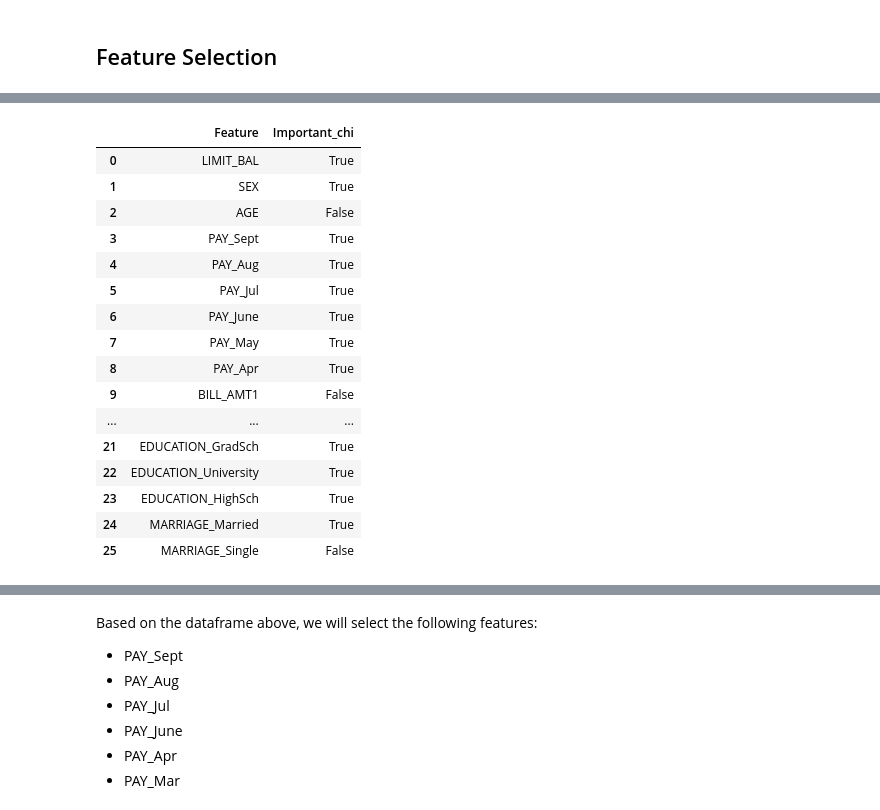
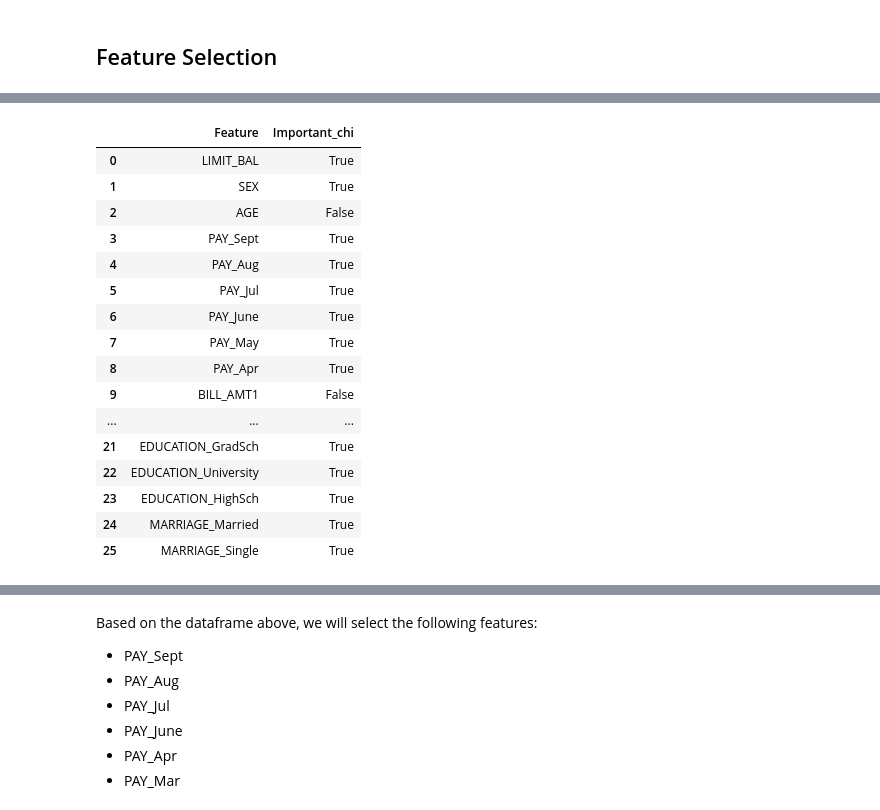
Before and after one commit to elvern18/Credit-Card-Default, a Jupyter notebook: BT2103 Project.ipynb, the cells around one changed output, grey strips where cells are left out. Cells and saved outputs as stored; diff of their text form; code cells hidden in the pictures.

```diff
--- a/BT2103 Project.ipynb
+++ b/BT2103 Project.ipynb
@@ -601,30 +603,30 @@ plt.show()
 # %%
 ## Chi2 Test for Feature Selection
-selector = SelectKBest(chi2, k=12) ## what value of k should we use?
+selector = SelectKBest(chi2, k=13) ## we set k to 13 as we currently have 26 features and want to reduce it by half.
 X_train_chi2 = selector.fit_transform(X, y)
 chi2_selected = selector.get_support()
 importance_df_chi = pd.DataFrame()
 importance_df_chi['Feature'] = X.columns
 importance_df_chi['Important_chi'] = chi2_selected
 importance_df_chi
 # %% [output]
 |  | Feature | Important_chi |
 | 0 | LIMIT_BAL | True |
 | 1 | SEX | True |
 | 2 | AGE | False |
 | 3 | PAY_Sept | True |
 | 4 | PAY_Aug | True |
 | 5 | PAY_Jul | True |
 | 6 | PAY_June | True |
 | 7 | PAY_May | True |
 | 8 | PAY_Apr | True |
 | 9 | BILL_AMT1 | False |
 | ... | ... | ... |
 | 21 | EDUCATION_GradSch | True |
 | 22 | EDUCATION_University | True |
 | 23 | EDUCATION_HighSch | True |
 | 24 | MARRIAGE_Married | True |
-| 25 | MARRIAGE_Single | False |
+| 25 | MARRIAGE_Single | True |
 # %%
 ## Wrapper Method Feature Selection - Forward Selection
 knn = KNeighborsClassifier(n_neighbors=3)
```
Also changed, not shown: parts of 39 cells of this notebook.
